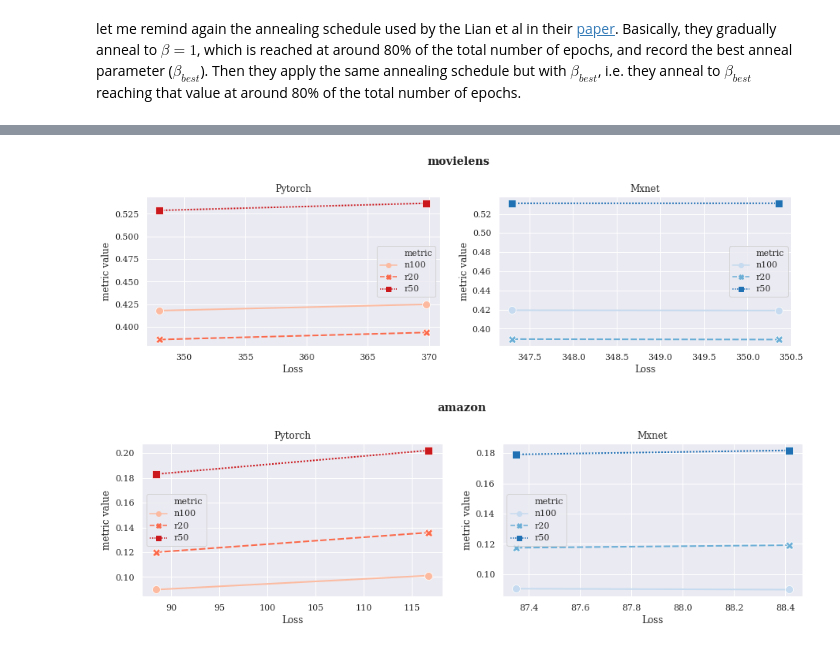
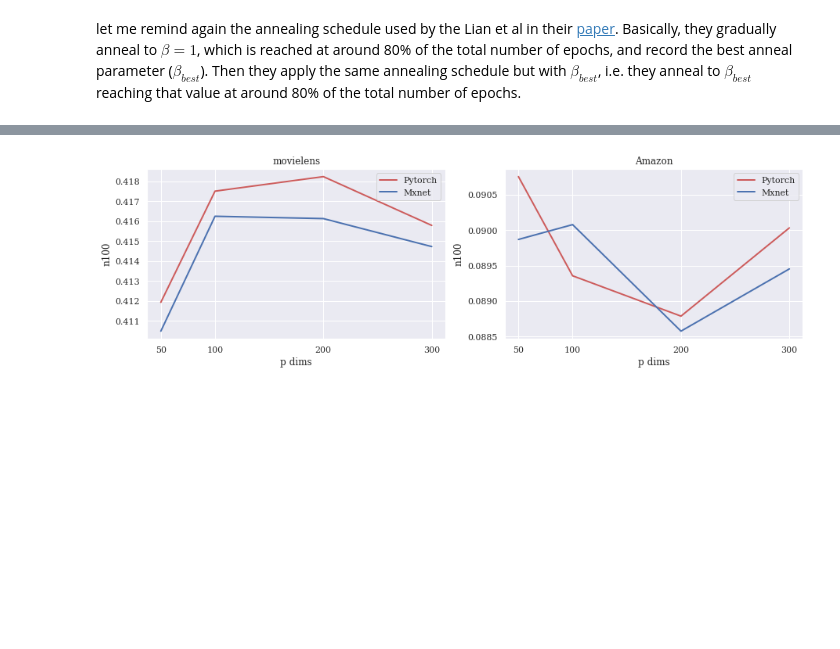
Before and after one commit to jrzaurin/RecoTour, a Jupyter notebook: Amazon/mult-vae/notebooks/04_results_summary.ipynb, the cells around one changed output, grey strips where cells are left out. Cells and saved outputs as stored; diff of their text form; code cells hidden in the pictures; blank space fills up the shorter version.

```diff
--- a/Amazon/mult-vae/notebooks/04_results_summary.ipynb
+++ b/Amazon/mult-vae/notebooks/04_results_summary.ipynb
@@ -53,7 +53,6 @@ Focusing on the results shown in Figure 1, the first apparent result is that the
 
 On the other hand, if we also focus in the differences between datasets, it is first apparent that the metrics are significantly smaller for the Amazon dataset relative to those obtained with the Movielens dataset. This was of course expected since as I mentioned in Notebook 01, the Amazon dataset is 13 times more sparse that the Movielens dataset, i.e. significantly more challenging. In addition, we see that the `Pytorch` implementation shows a very stable behavior for both datasets and architectures, reaching the best `NDCG@10` later in the training epochs in the case of the Amazon dataset. Again this is slightly different in the case of the `Mxnet` implementation, where we see a bit less consistency and the maximum `NDCG@10` being reached very early during training for both datasets.
-# %%
-plot_loss(best_results)
-# %% [output]
-[figure, removed]
-[figure, removed]
+# %%
+ plot_ndcg_vs_pdims()
+# %% [output]
+[figure, added]
```
Also changed, not shown: parts of 7 cells of this notebook, 1 other file.
